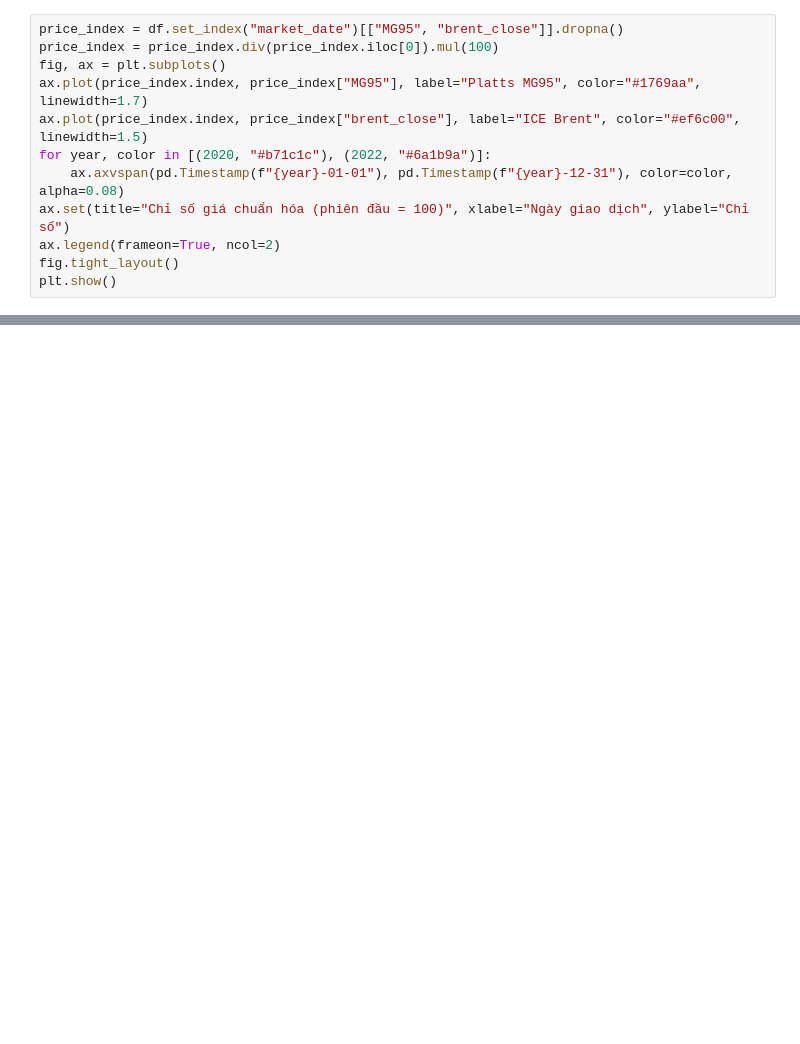
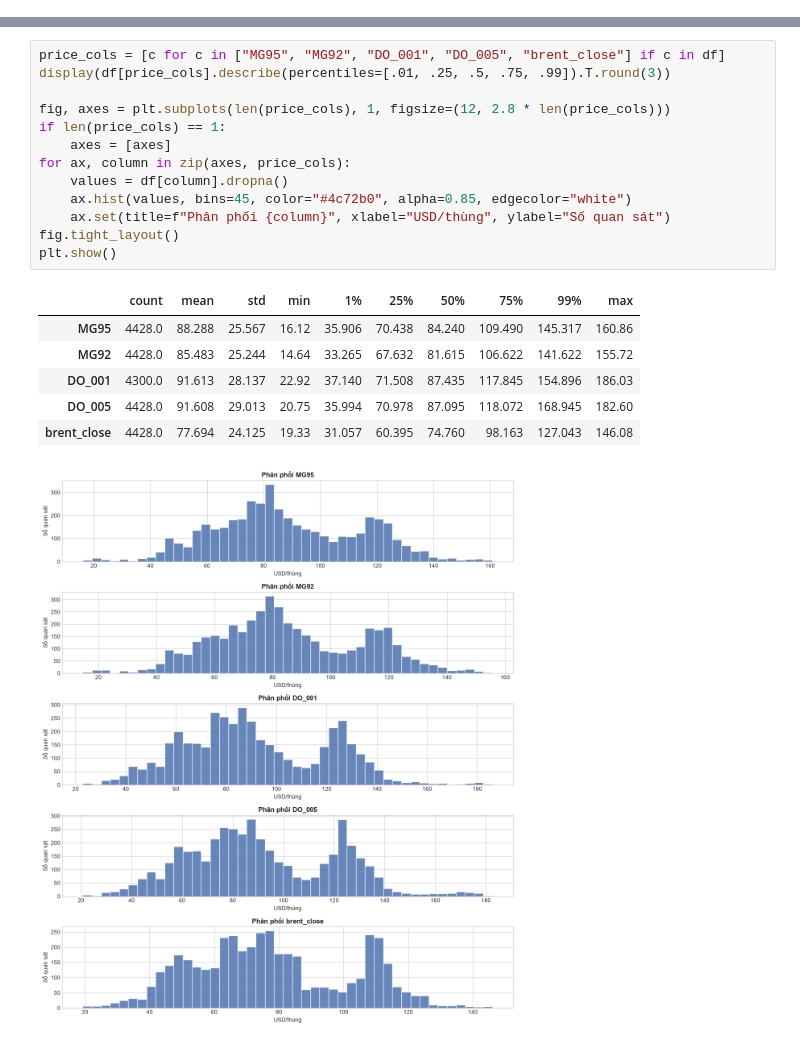
Before and after one commit to LeNam123456/petro95_workflow_team, a Jupyter notebook: EDA_thuyet_trinh_MG95_Brent.ipynb, the cells around one changed output, grey strips where cells are left out. Cells and saved outputs as stored; diff of their text form; blank space fills up the shorter version.

```diff
--- a/EDA_thuyet_trinh_MG95_Brent.ipynb
+++ b/EDA_thuyet_trinh_MG95_Brent.ipynb
@@ -94,12 +0,0 @@ Mức giá của hai hàng hóa khác nhau, vì vậy biểu đồ bên dưới
-# %%
-price_index = df.set_index("market_date")[["MG95", "brent_close"]].dropna()
-price_index = price_index.div(price_index.iloc[0]).mul(100)
-fig, ax = plt.subplots()
-ax.plot(price_index.index, price_index["MG95"], label="Platts MG95", color="#1769aa", linewidth=1.7)
-ax.plot(price_index.index, price_index["brent_close"], label="ICE Brent", color="#ef6c00", linewidth=1.5)
-for year, color in [(2020, "#b71c1c"), (2022, "#6a1b9a")]:
-    ax.axvspan(pd.Timestamp(f"{year}-01-01"), pd.Timestamp(f"{year}-12-31"), color=color, alpha=0.08)
-ax.set(title="Chỉ số giá chuẩn hóa (phiên đầu = 100)", xlabel="Ngày giao dịch", ylabel="Chỉ số")
-ax.legend(frameon=True, ncol=2)
-fig.tight_layout()
-plt.show()
@@ -222,0 +240,21 @@ display(yearly_vol.loc[[y for y in (2020, 2022) if y in yearly_vol.index]].round
+# %%
+price_cols = [c for c in ["MG95", "MG92", "DO_001", "DO_005", "brent_close"] if c in df]
+display(df[price_cols].describe(percentiles=[.01, .25, .5, .75, .99]).T.round(3))
+
+fig, axes = plt.subplots(len(price_cols), 1, figsize=(12, 2.8 * len(price_cols)))
+if len(price_cols) == 1:
+    axes = [axes]
+for ax, column in zip(axes, price_cols):
+    values = df[column].dropna()
+    ax.hist(values, bins=45, color="#4c72b0", alpha=0.85, edgecolor="white")
+    ax.set(title=f"Phân phối {column}", xlabel="USD/thùng", ylabel="Số quan sát")
+fig.tight_layout()
+plt.show()
+# %% [output]
+|  | count | mean | std | min | 1% | 25% | 50% | 75% | 99% | max |
+| MG95 | 4428.0 | 88.288 | 25.567 | 16.12 | 35.906 | 70.438 | 84.240 | 109.490 | 145.317 | 160.86 |
+| MG92 | 4428.0 | 85.483 | 25.244 | 14.64 | 33.265 | 67.632 | 81.615 | 106.622 | 141.622 | 155.72 |
+| DO_001 | 4300.0 | 91.613 | 28.137 | 22.92 | 37.140 | 71.508 | 87.435 | 117.845 | 154.896 | 186.03 |
+| DO_005 | 4428.0 | 91.608 | 29.013 | 20.75 | 35.994 | 70.978 | 87.095 | 118.072 | 168.945 | 182.60 |
+| brent_close | 4428.0 | 77.694 | 24.125 | 19.33 | 31.057 | 60.395 | 74.760 | 98.163 | 127.043 | 146.08 |
+[figure, added]
```
Also changed, not shown: parts of 32 cells of this notebook.
